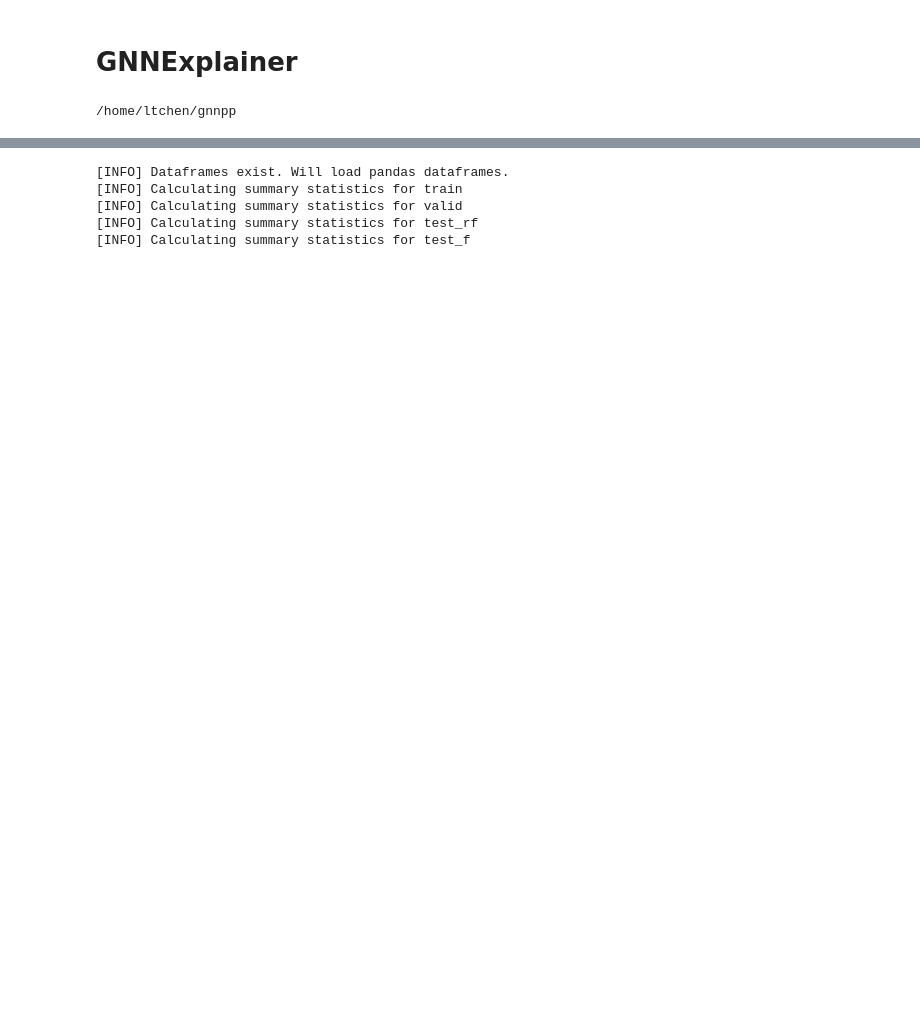
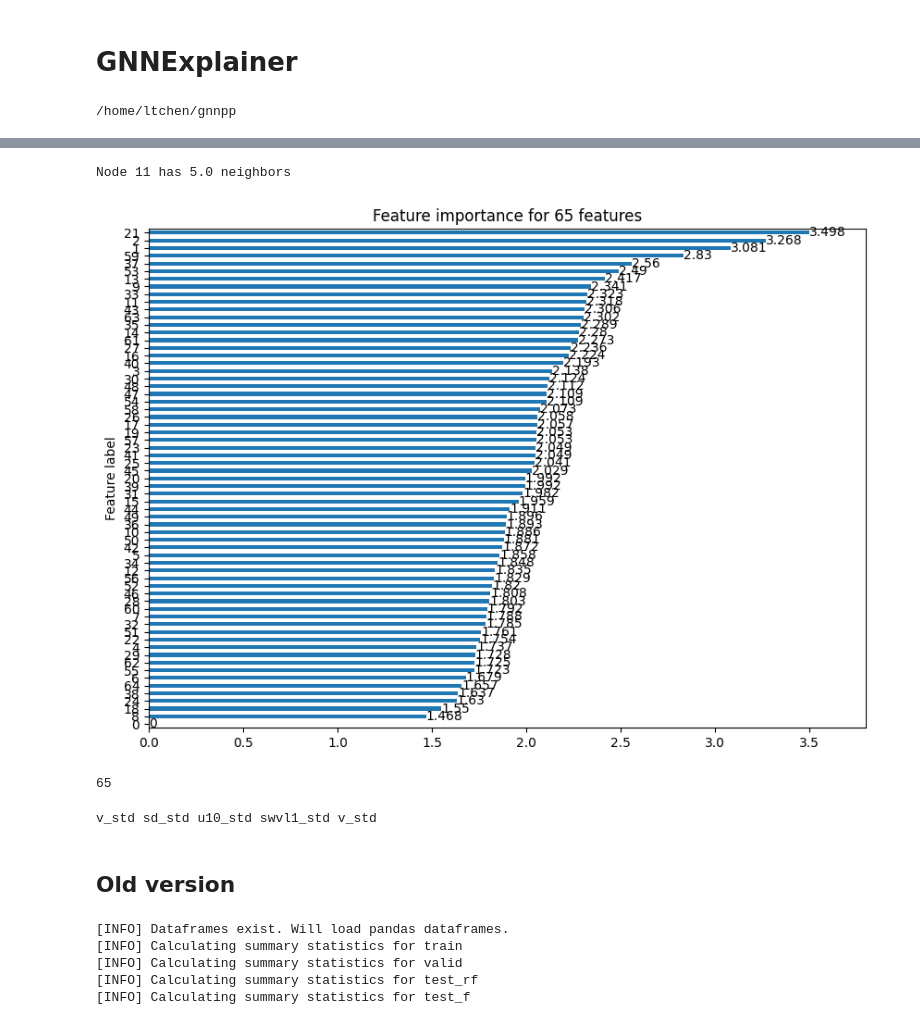
Before and after one commit to leachen01/gnnpp, a Jupyter notebook: exploration/explainability/gnnexplainer.ipynb, the cells around one changed output, grey strips where cells are left out. Cells and saved outputs as stored; diff of their text form; code cells hidden in the pictures; blank space fills up the shorter version.

Commit message:
monte carlo for gnnexplainer

```diff
--- a/exploration/explainability/gnnexplainer.ipynb
+++ b/exploration/explainability/gnnexplainer.ipynb
@@ -34,0 +72,14 @@ SAVEPATH, JSONPATH, RESULTPATH = get_json_save_result_paths(leadtime=leadtime, g
+# %%
+mexplainer = create_explainer(multigraph)
+# do a few times monte carlo
+explanation = mexplainer(x=graph_to_explain.x, edge_index=graph_to_explain.edge_index,
+                         edge_attr=graph_to_explain.edge_attr, index=node_idx)
+print(f'Generated explanations in {explanation.available_explanations}')
+# %%
+# for every run
+feature_loc = torch.nonzero(explanation.node_mask, as_tuple=False) # feature_loc.shape = 384 (64*6), 2 (node, feature)
+# print(feature_loc)
+# print(feature_loc.shape)
+feature_tuples = [tuple(row.tolist()) for row in node_idx]
+# print(explanation.node_mask.shape)
+node_weights = explanation.node_mask[explanation.node_mask != 0]
@@ -34,0 +167,24 @@ SAVEPATH, JSONPATH, RESULTPATH = get_json_save_result_paths(leadtime=leadtime, g
+# %%
+weights_dict = {}
+# for each mc run
+for i in range(3):
+    mexplainer = create_explainer(multigraph)
+    explanation = mexplainer(x=graph_to_explain.x, edge_index=graph_to_explain.edge_index,
+                             edge_attr=graph_to_explain.edge_attr, index=node_idx)
+    print(f'Generated explanations in {explanation.available_explanations}')
+
+    mask_idx = np.where(explanation.edge_mask > 0)
+    edge_weights = explanation.edge_mask[mask_idx]
+    edge_idx = explanation.edge_index[:,mask_idx].squeeze(1)
+    transposed = edge_idx.transpose(0, 1)
+    print(transposed.shape)
+    tuples = [tuple(row.tolist()) for row in transposed]
+
+    for i in range(len(tuples)):
+        weight = edge_weights[i].item()
+        key = tuples[i]
+        if key in weights_dict:
+            weights_dict[key].append([weight])
+        else:
+            weights_dict[key] = [weight]
+    print(weights_dict)
@@ -35 +201,17 @@ SAVEPATH, JSONPATH, RESULTPATH = get_json_save_result_paths(leadtime=leadtime, g
+# %%
+degrees = degree(graph_to_explain.edge_index[0])
+num_neighbors = degrees[node_idx].item()
+print(f"Node {node_idx} has {num_neighbors} neighbors")
+explanation.visualize_feature_importance()
+feature_names, grouped = get_feature_list(mode="gnnexplainer")
+# %% [output]
+Node 11 has 5.0 neighbors
+[figure, added]
+65
+# %%
+print(feature_names[61], feature_names[9], feature_names[23], feature_names[13], feature_names[61])
+# %% [output]
+v_std sd_std u10_std swvl1_std v_std
+# %% [markdown]
+## Old version
 # %%
```
Also changed, not shown: parts of 13 cells of this notebook, 24 other files.
